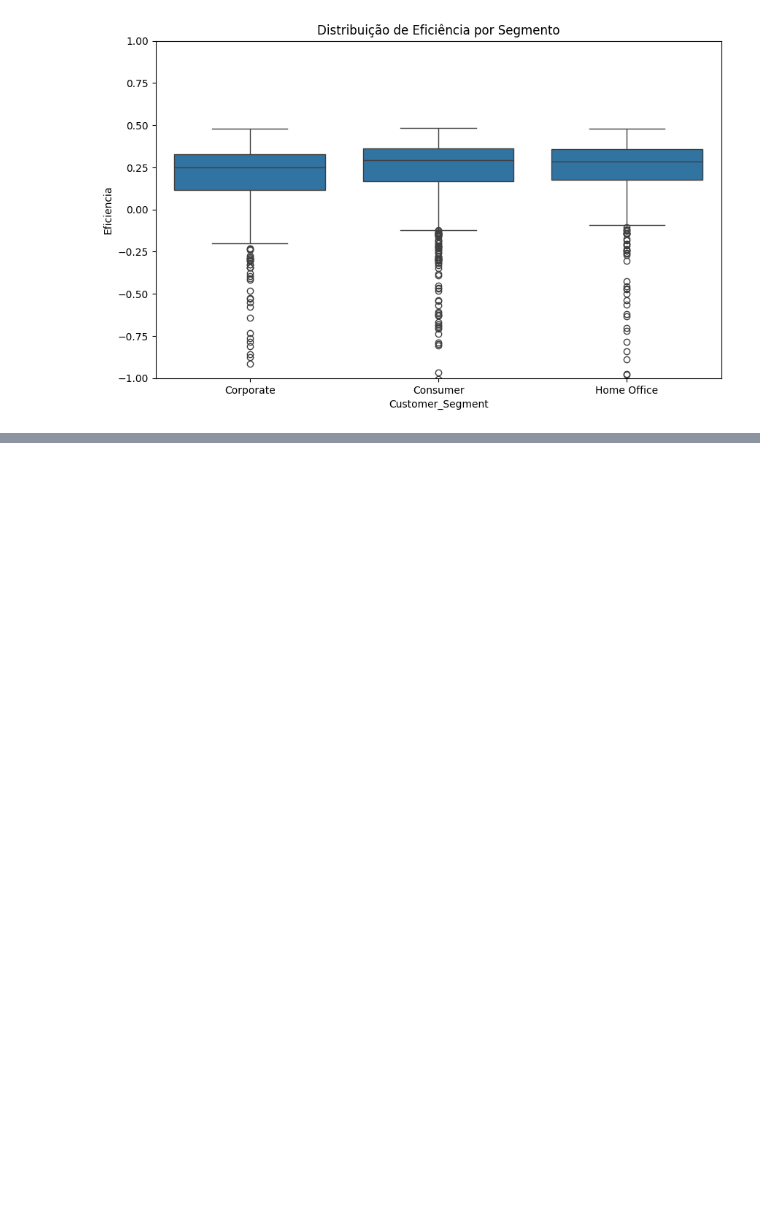
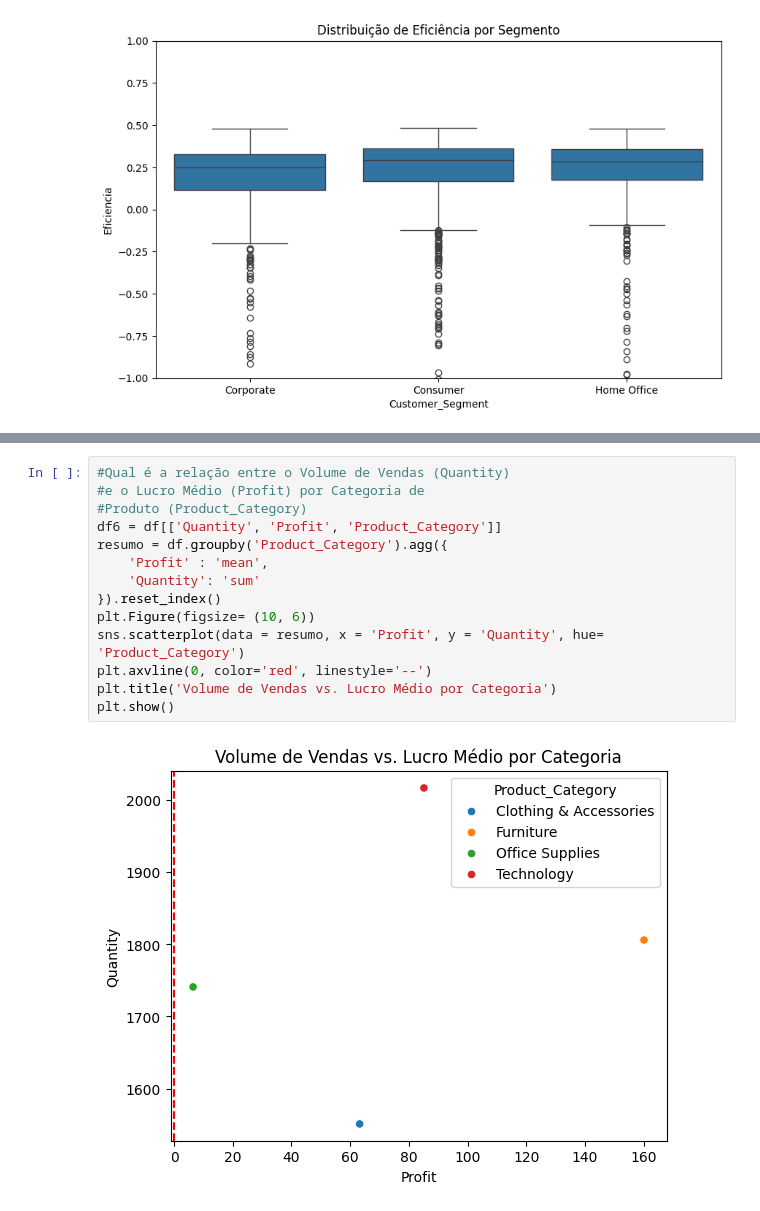
Before and after one commit to IuryFranca15/E-commerce_database, a Jupyter notebook: e-commerce.ipynb, the cells around one changed output, grey strips where cells are left out. Drawn from its saved outputs; the diff is of its cells as text; blank space fills up the shorter version.

```diff
--- a/e-commerce.ipynb
+++ b/e-commerce.ipynb
@@ -134,0 +147,16 @@ plt.show()
+# %%
+#Qual é a relação entre o Volume de Vendas (Quantity)
+#e o Lucro Médio (Profit) por Categoria de
+#Produto (Product_Category)
+df6 = df[['Quantity', 'Profit', 'Product_Category']]
+resumo = df.groupby('Product_Category').agg({
+    'Profit' : 'mean',
+    'Quantity': 'sum'
+}).reset_index()
+plt.Figure(figsize= (10, 6))
+sns.scatterplot(data = resumo, x = 'Profit', y = 'Quantity', hue= 'Product_Category')
+plt.axvline(0, color='red', linestyle='--')
+plt.title('Volume de Vendas vs. Lucro Médio por Categoria')
+plt.show()
+# %% [output]
+[figure, added]
```
Also changed, not shown: parts of 4 cells of this notebook.
